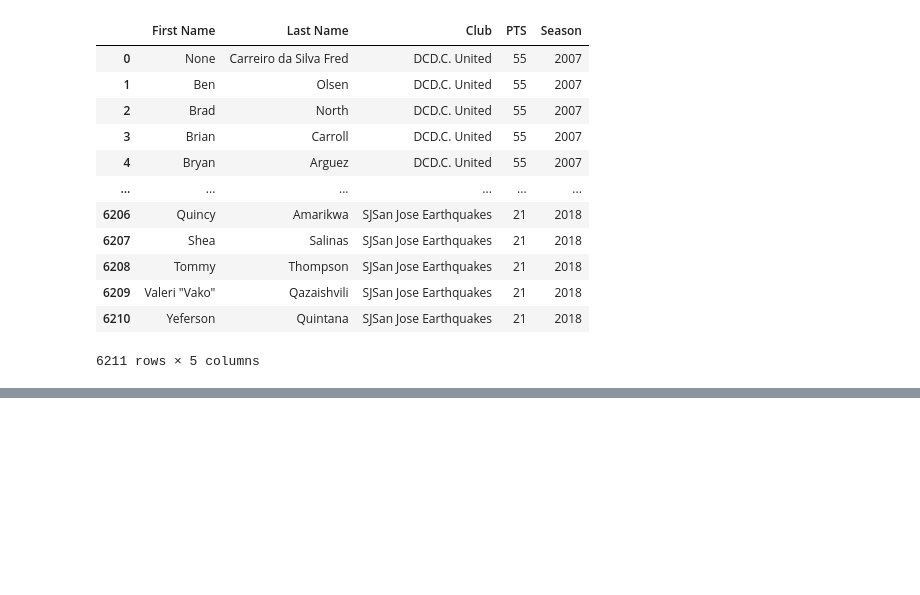
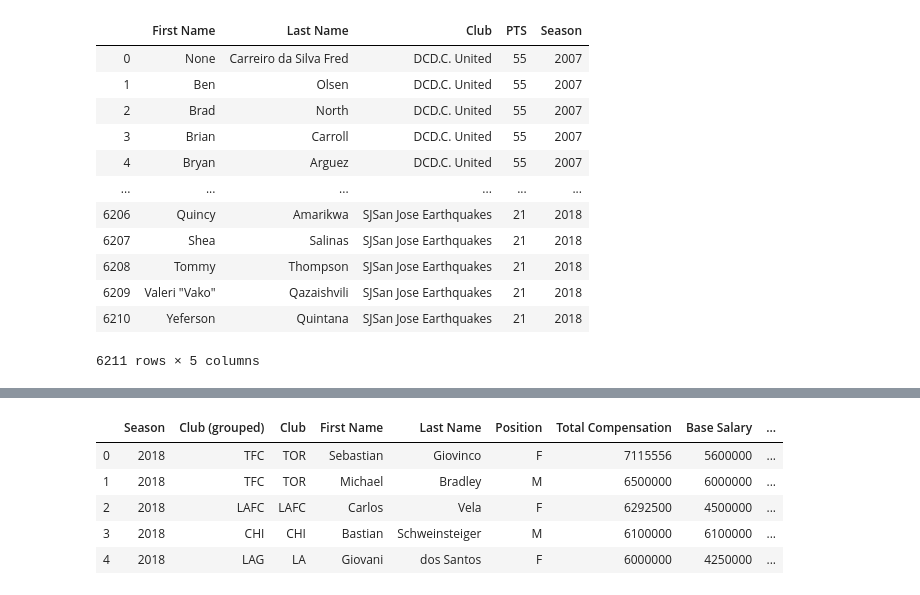
Before and after one commit to kyraha/UMN_PR02_ETL, a Jupyter notebook: ETL_KD/ETL_MLS_Salaries.ipynb, the cells around one changed output, grey strips where cells are left out. Cells and saved outputs as stored; diff of their text form; code cells hidden in the pictures; blank space fills up the shorter version.

```diff
--- a/ETL_KD/ETL_MLS_Salaries.ipynb
+++ b/ETL_KD/ETL_MLS_Salaries.ipynb
@@ -150,0 +212,10 @@ sample
+# %%
+sal = sal.assign(Salary_Difference = sal["Total Compensation"] - sal["Base Salary"])
+sal.head()
+# %% [output]
+|  | Season | Club (grouped) | Club | First Name | Last Name | Position | Total Compensation | Base Salary | ... |
+| 0 | 2018 | TFC | TOR | Sebastian | Giovinco | F | 7115556 | 5600000 | ... |
+| 1 | 2018 | TFC | TOR | Michael | Bradley | M | 6500000 | 6000000 | ... |
+| 2 | 2018 | LAFC | LAFC | Carlos | Vela | F | 6292500 | 4500000 | ... |
+| 3 | 2018 | CHI | CHI | Bastian | Schweinsteiger | M | 6100000 | 6100000 | ... |
+| 4 | 2018 | LAG | LA | Giovani | dos Santos | F | 6000000 | 4250000 | ... |
```
Also changed, not shown: parts of 3 cells of this notebook, 2 other files.
